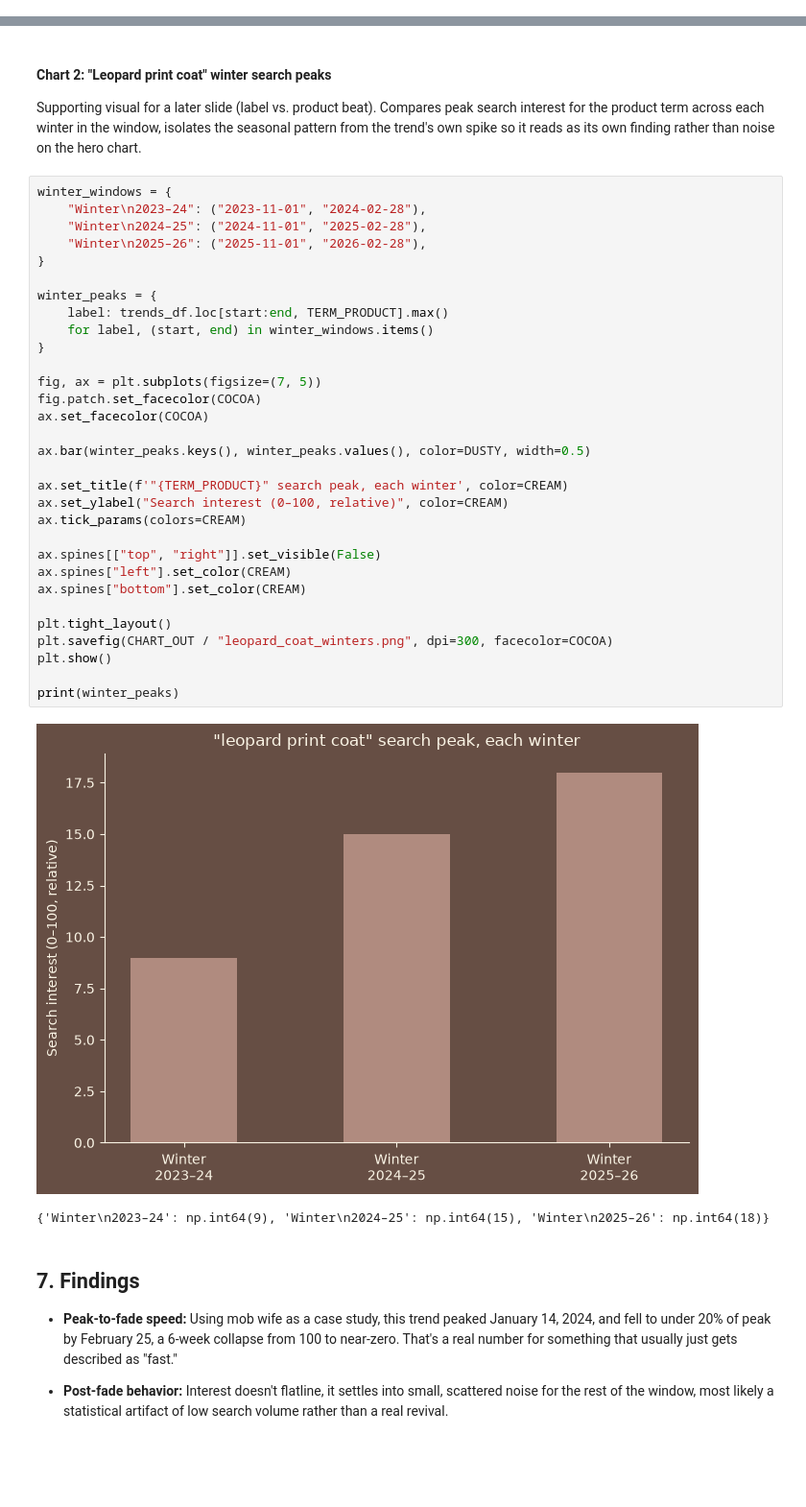
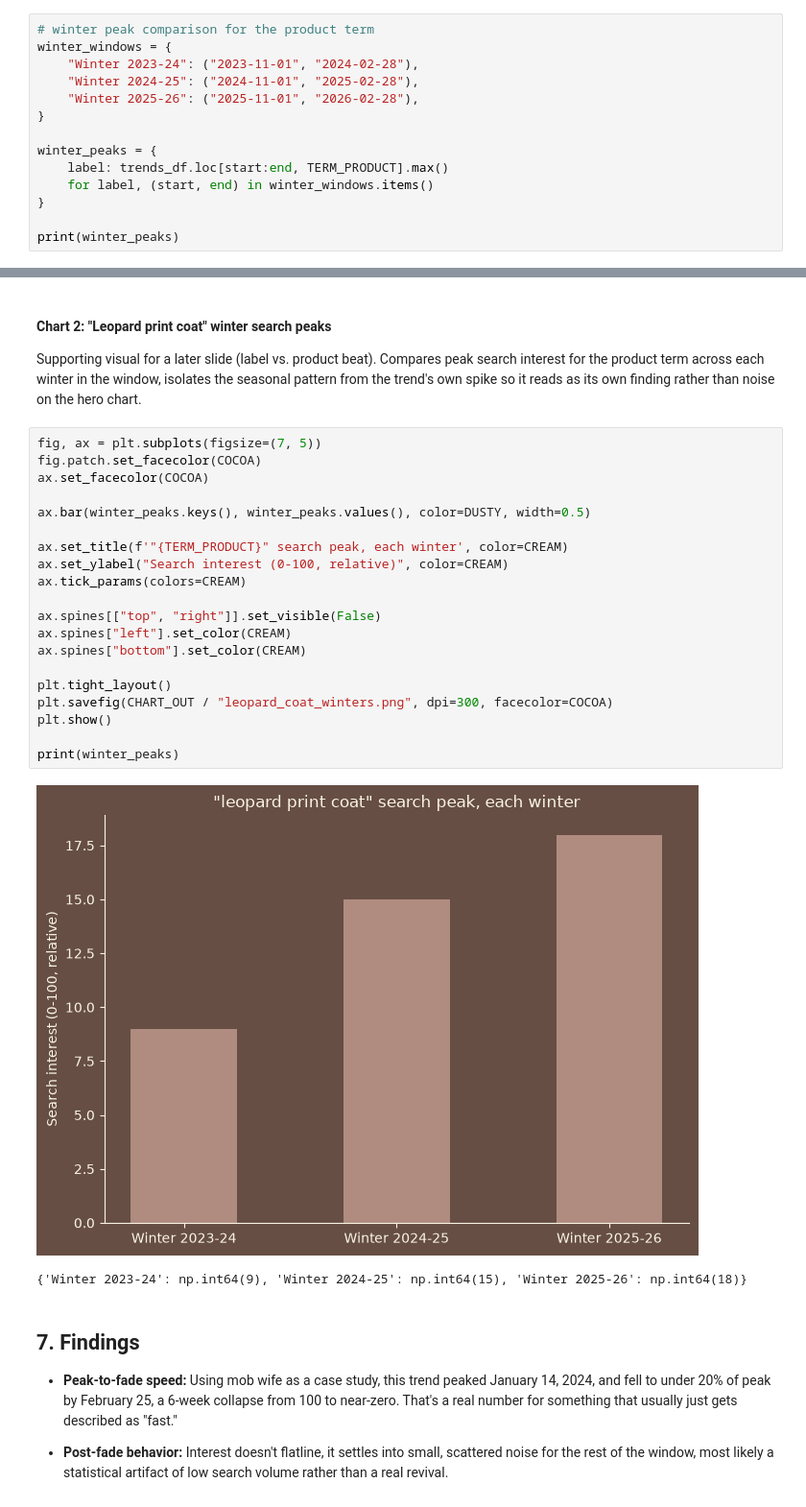
Before and after one commit to juvinciariadi/data-worn-thin.-, a Jupyter notebook: notebooks/issue-03/the_downfall_of_mob_wife.ipynb, the cells around one changed output, grey strips where cells are left out. Shown at 96% size. Cells and saved outputs as stored; diff of their text form; blank space fills up the shorter version.

Commit message:
renamed a few folders and finally fixed the plots with the new inverted format

```diff
--- a/notebooks/issue-03/the_downfall_of_mob_wife.ipynb
+++ b/notebooks/issue-03/the_downfall_of_mob_wife.ipynb
@@ -207,3 +207,17 @@ print(f"Weeks from peak to faded: {weeks_to_fade}")
 Peak: 2024-01-14 (value=100)
 Faded to <20% of peak by: 2024-02-25
 Weeks from peak to faded: 6.0
+# %%
+# winter peak comparison for the product term
+winter_windows = {
+    "Winter 2023-24": ("2023-11-01", "2024-02-28"),
+    "Winter 2024-25": ("2024-11-01", "2025-02-28"),
+    "Winter 2025-26": ("2025-11-01", "2026-02-28"),
+}
+
+winter_peaks = {
+    label: trends_df.loc[start:end, TERM_PRODUCT].max()
+    for label, (start, end) in winter_windows.items()
+}
+
+print(winter_peaks)
@@ -254,39 +270,28 @@ Supporting visual for a later slide (label vs. product beat). Compares peak sear
 for the product term across each winter in the window, isolates the seasonal pattern from the
 trend's own spike so it reads as its own finding rather than noise on the hero chart.
 # %%
-winter_windows = {
-    "Winter\n2023–24": ("2023-11-01", "2024-02-28"),
-    "Winter\n2024–25": ("2024-11-01", "2025-02-28"),
-    "Winter\n2025–26": ("2025-11-01", "2026-02-28"),
-}
-
-winter_peaks = {
-    label: trends_df.loc[start:end, TERM_PRODUCT].max()
-    for label, (start, end) in winter_windows.items()
-}
-
 fig, ax = plt.subplots(figsize=(7, 5))
 fig.patch.set_facecolor(COCOA)
 ax.set_facecolor(COCOA)
 
 ax.bar(winter_peaks.keys(), winter_peaks.values(), color=DUSTY, width=0.5)
 
 ax.set_title(f'"{TERM_PRODUCT}" search peak, each winter', color=CREAM)
-ax.set_ylabel("Search interest (0–100, relative)", color=CREAM)
+ax.set_ylabel("Search interest (0-100, relative)", color=CREAM)
 ax.tick_params(colors=CREAM)
 
 ax.spines[["top", "right"]].set_visible(False)
 ax.spines["left"].set_color(CREAM)
 ax.spines["bottom"].set_color(CREAM)
 
 plt.tight_layout()
 plt.savefig(CHART_OUT / "leopard_coat_winters.png", dpi=300, facecolor=COCOA)
 plt.show()
 
 print(winter_peaks)
 # %% [output]
-[figure, old version]
+[figure, new version]
-{'Winter\n2023–24': np.int64(9), 'Winter\n2024–25': np.int64(15), 'Winter\n2025–26': np.int64(18)}
+{'Winter 2023-24': np.int64(9), 'Winter 2024-25': np.int64(15), 'Winter 2025-26': np.int64(18)}
 # %% [markdown]
 ## 7. Findings
 
```
Also changed, not shown: parts of 3 cells of this notebook, 7 other files.
